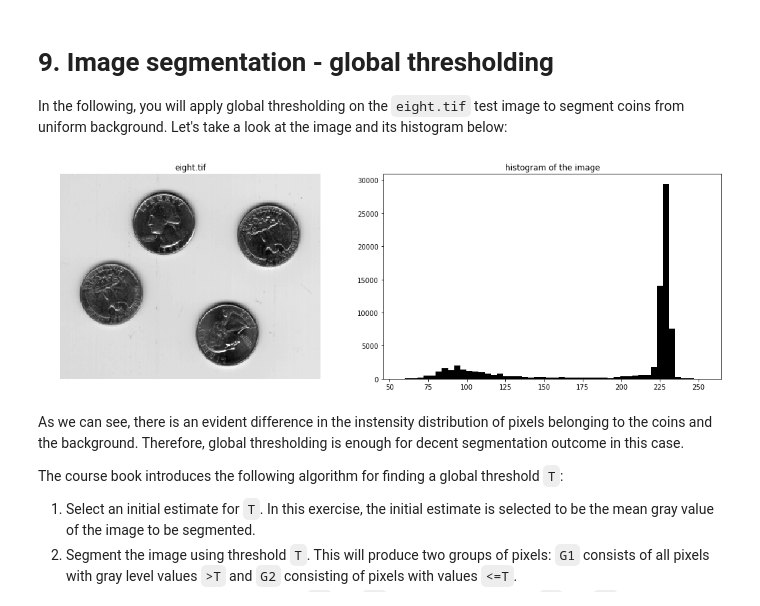
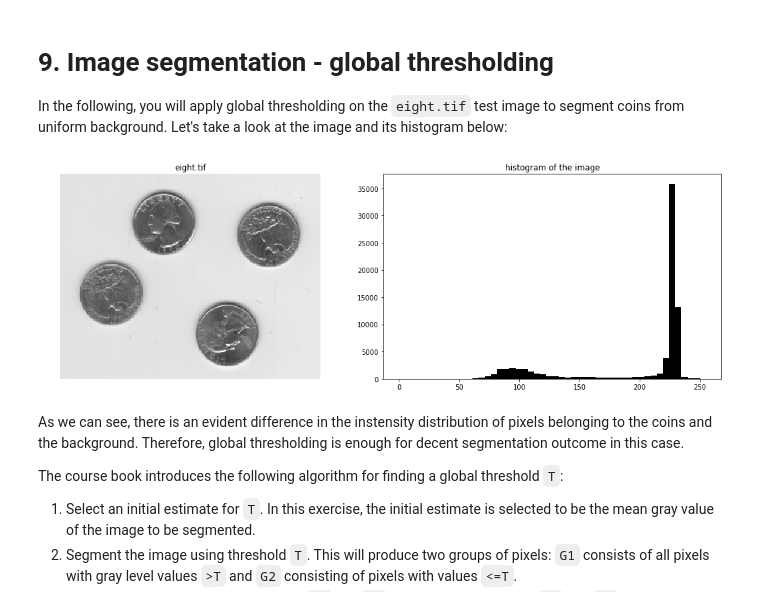
Before and after one commit to ytyytyyt/DIPcourse, a Jupyter notebook: DIP_PA5/DIP_PA5.ipynb, the cells around one changed output. Drawn from its saved outputs; the diff is of its cells as text; code cells hidden in the pictures.

Commit message:
fixing imshow scaling issue in PA5

```diff
--- a/DIP_PA5/DIP_PA5.ipynb
+++ b/DIP_PA5/DIP_PA5.ipynb
@@ -25,17 +25,17 @@ In the following, you will apply global thresholding on the `eight.tif` test ima
 # %%
 # read test image
 eight = io.imread('eight.tif')
 
 # plot test image and its histogram
 fig, ax = plt.subplots(1, 2, figsize=(15,5))
-ax[0].imshow(eight, cmap=plt.get_cmap('gray'))
+ax[0].imshow(eight, vmin=0, vmax=255, cmap=plt.get_cmap('gray'))
 ax[0].set_title('eight.tif')
 ax[0].axis('off')
-ax[1].hist(eight.flatten(), bins=50, fc='black')
+ax[1].hist(eight.flatten(), range=(0, 255) ,bins=50, fc='black')
 ax[1].set_title('histogram of the image')
 fig.tight_layout()
 # %% [output]
-[figure, old version]
+[figure, new version]
 # %% [markdown]
 As we can see, there is an evident difference in the instensity distribution of pixels belonging to the coins and the background. Therefore, global thresholding is enough for decent segmentation outcome in this case.
 
```
Also changed, not shown: parts of 2 cells of this notebook.
